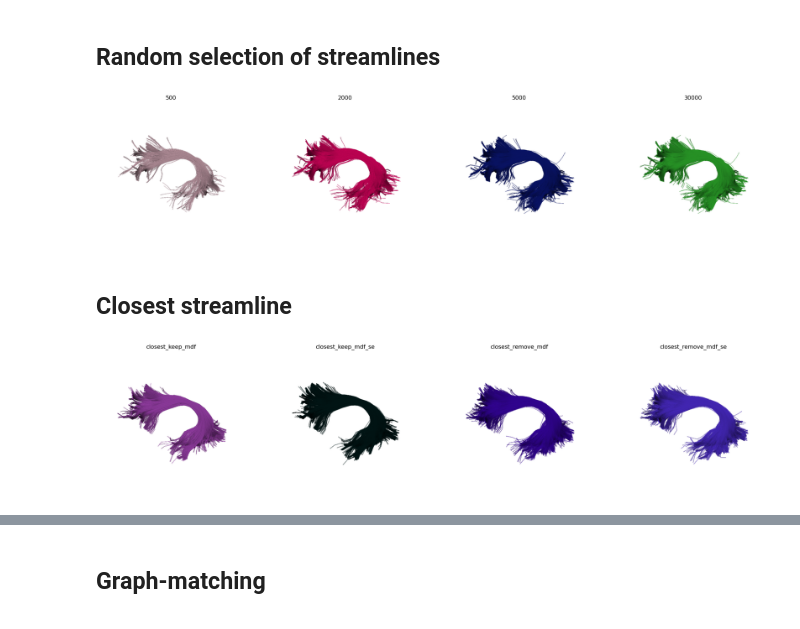
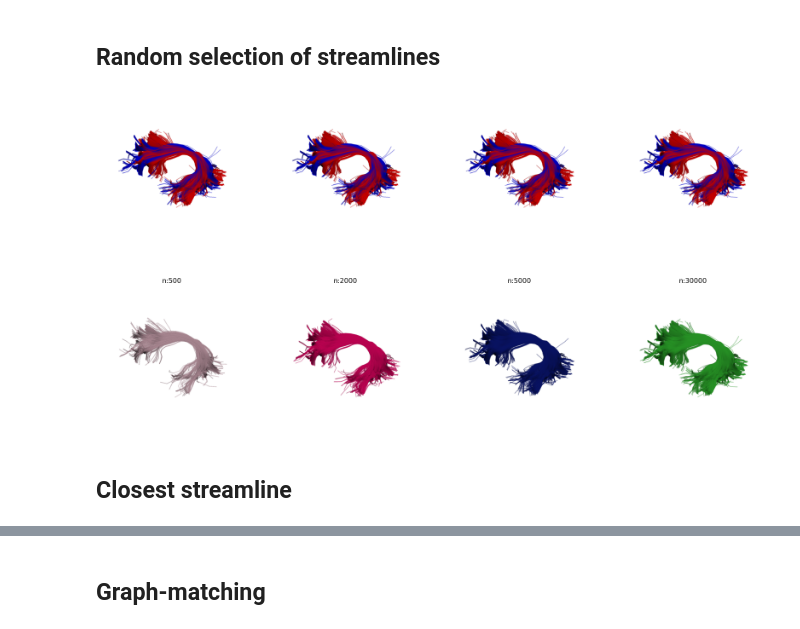
Before and after one commit to drombas/streamlines-gsoc, a Jupyter notebook: code/bundle_combination/bundle_combination.ipynb, the cells around one changed output, grey strips where cells are left out. Drawn from its saved outputs; the diff is of its cells as text; code cells hidden in the pictures.

```diff
--- a/code/bundle_combination/bundle_combination.ipynb
+++ b/code/bundle_combination/bundle_combination.ipynb
@@ -215,10 +241,2 @@ FileNotFoundError: [Errno 2] No such file or directory: '/home/david/Dropbox (MG
 # %% [markdown]
 ## Random selection of streamlines
-# %%
-bundles = []
-n_stream_pick = [500, 2000, 5000, 30000]
-for n in n_stream_pick:
-    bundles.append(combine_bundles(bundle1,bundle2,comb_method='random_pick', n_stream=n))
-show_bundles(bundles, 1, len(n_stream_pick), (34,8), labels=n_stream_pick)
-# %% [output]
-[figure, removed]
@@ -225,16 +248,10 @@ show_bundles(bundles, 1, len(n_stream_pick), (34,8), labels=n_stream_pick)
+# %%
+fig, ax = plt.subplots(2,4,figsize=(28,15))
+
+for i, bundle in enumerate(bundles):
+    show_bundles(ax[0, i], [bundle1, bundle2], colors = [col1, col2])
+    show_bundles(ax[1, i], [bundle], labels=f'n:{n_stream_pick[i]}')
+# %% [output]
+[figure, added]
 # %% [markdown]
 ## Closest streamline
-# %%
-methods = ['closest_keep','closest_remove']
-distances = ['mdf','mdf_se']
-
-bundles = []
-labels = []
-for method in methods:
-    for distance in distances:
-        bundles.append(combine_bundles(bundle1,bundle2,comb_method=method,distance=distance))
-        labels.append(f'{method}_{distance}')
-
-show_bundles(bundles, 1, len(bundles), (34,8), labels=labels)
-# %% [output]
-[figure, removed]
```
Also changed, not shown: parts of 17 cells of this notebook, 3 other files.
